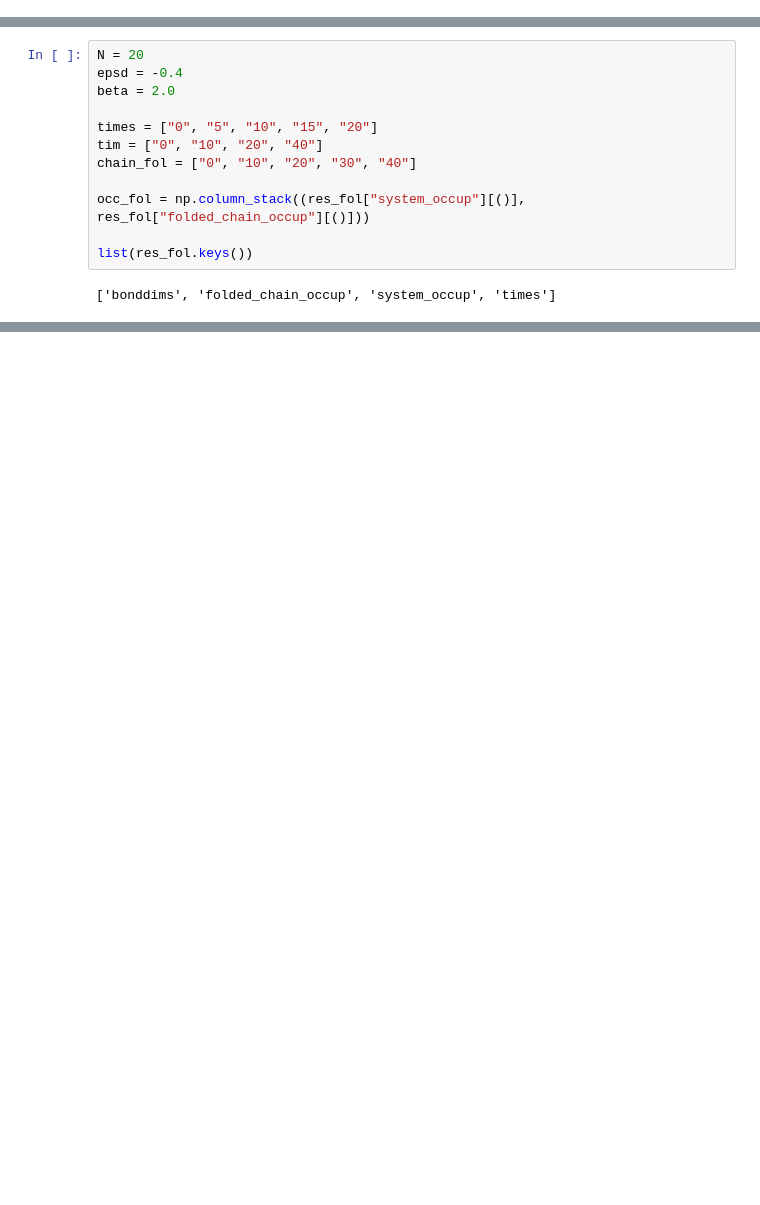
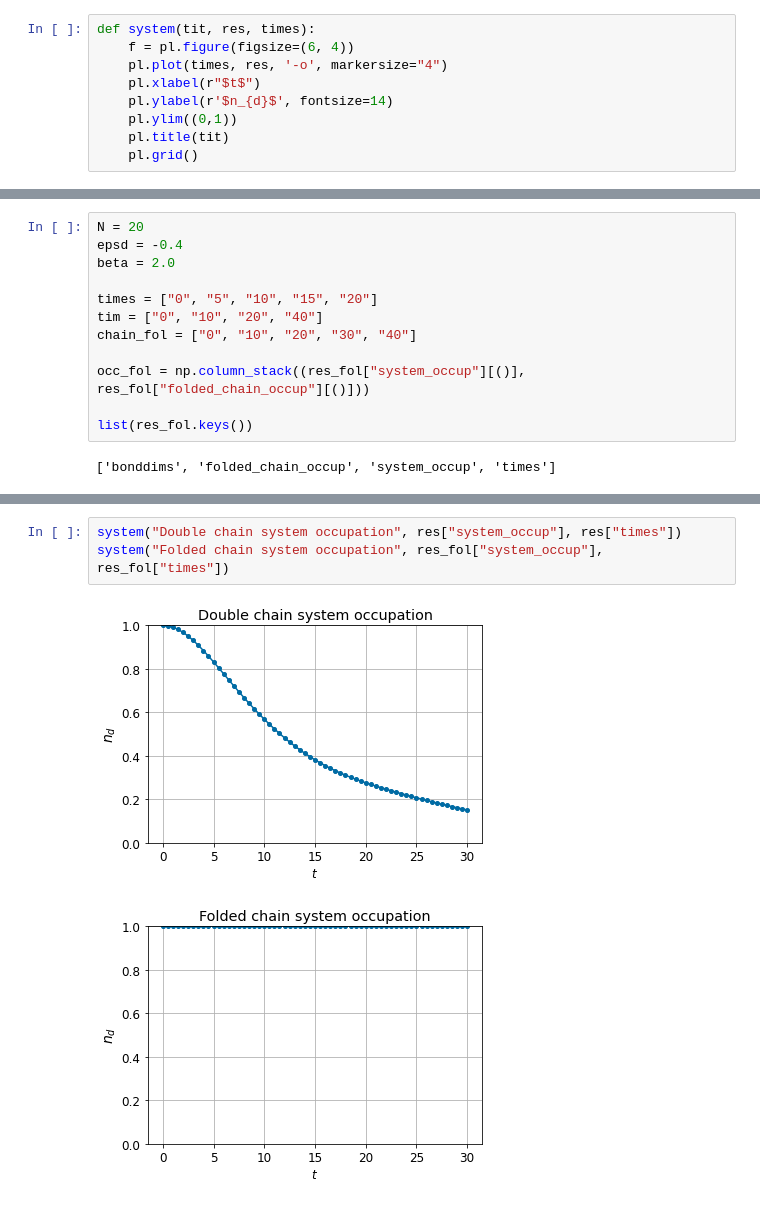
Before and after one commit to angelariva/spin-boson, a Jupyter notebook: fermions.ipynb, the cells around one changed output, grey strips where cells are left out. Drawn from its saved outputs; the diff is of its cells as text; blank space fills up the shorter version.

```diff
--- a/fermions.ipynb
+++ b/fermions.ipynb
@@ -85,3 +85,12 @@ from scipy import ndimage
 from scipy.optimize import curve_fit
 style.use('tableau-colorblind10')
 matplotlib.rcParams.update({'font.size': 12})
+# %%
+def system(tit, res, times):
+    f = pl.figure(figsize=(6, 4))
+    pl.plot(times, res, '-o', markersize="4")
+    pl.xlabel(r"$t$")
+    pl.ylabel(r'$n_{d}$', fontsize=14)
+    pl.ylim((0,1))
+    pl.title(tit)
+    pl.grid()
@@ -298,3 +348,9 @@ list(res_fol["folded_chain_occup"][()])
+# %%
+system("Double chain system occupation", res["system_occup"], res["times"])
+system("Folded chain system occupation", res_fol["system_occup"], res_fol["times"])
+# %% [output]
+[figure, added]
+[figure, added]
 # %%
 alltogether(occ_fol, res_fol["bonddims"][()], times, tim, chain_fol, False)
 # %% [output]
```
Also changed, not shown: parts of 18 cells of this notebook.
